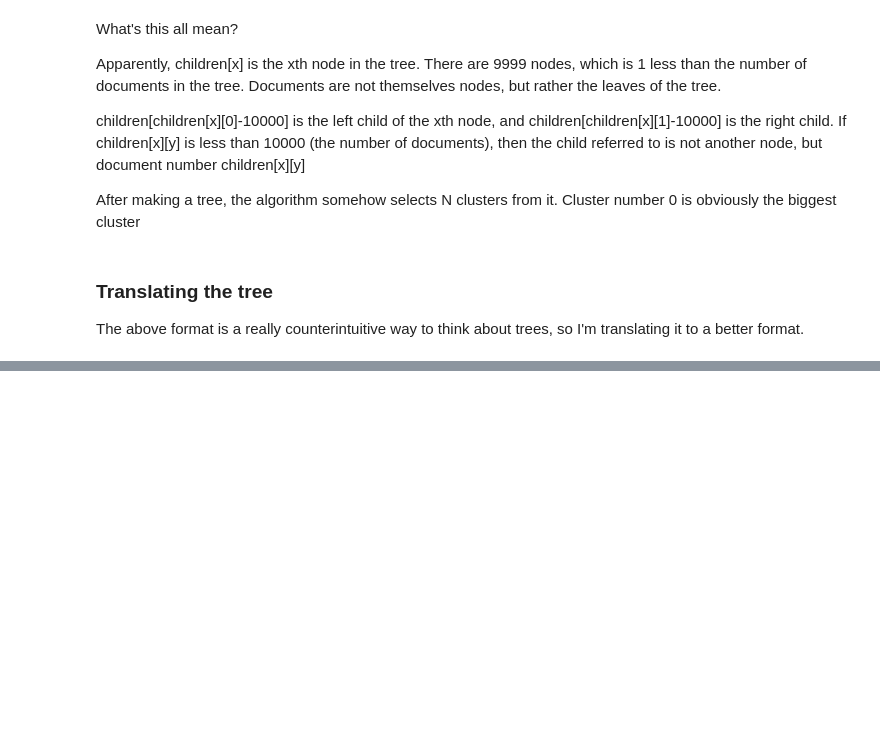
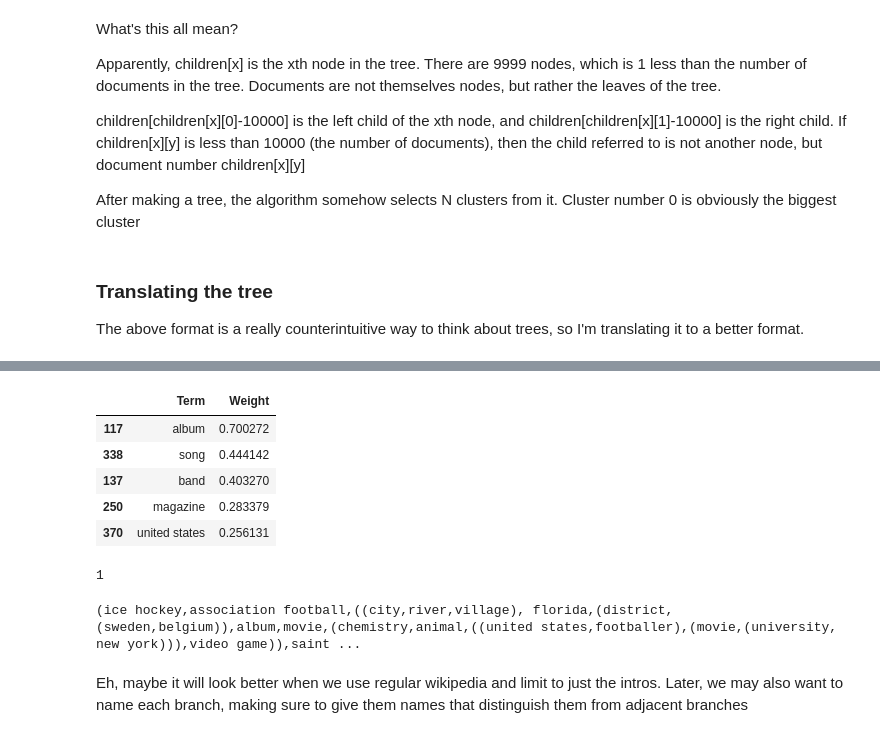
Before and after one commit to tristanlmiller/Topic-Ontology, a Jupyter notebook: Ward_clustering.ipynb, the cells around one changed output, grey strips where cells are left out. Saved outputs shown, nothing was run; the diff lists cells and outputs as text; code cells hidden in the pictures; blank space fills up the shorter version.

```diff
--- a/Ward_clustering.ipynb
+++ b/Ward_clustering.ipynb
@@ -55,3 +79,7 @@ Time to execute: 2.85 minutes
+# %%
+#Take underscores out from link_names
+for i in range(len(link_names)):
+    link_names[i] = re.sub('_',' ',link_names[i])
 # %% [markdown]
 ## Understanding the clustering
 # %%
@@ -181,0 +233,16 @@ Of course, we still need to select the number of leaves, and it's possible that
+# %%
+#I can also find the most common links in a cluster
+l_mean,documents = get_branch_mean(collapsed_tree[2][3],link_means,docs_in_cluster)
+words_from_branch(l_mean,link_names).head()
+# %% [output]
+|  | Term | Weight |
+| 117 | album | 0.700272 |
+| 338 | song | 0.444142 |
+| 137 | band | 0.403270 |
+| 250 | magazine | 0.283379 |
+| 370 | united states | 0.256131 |
+# %%
+a = np.array([1,5,3])
+a.argmax()
+# %% [output]
+1
@@ -181,0 +254,7 @@ Of course, we still need to select the number of leaves, and it's possible that
+# %%
+print(link_tree)
+# %% [output]
+(ice hockey,association football,((city,river,village), florida,(district,(sweden,belgium)),album,movie,(chemistry,animal,((united states,footballer),(movie,(university, new york))),video game)),saint ...
+# %% [markdown]
+Eh, maybe it will look better when we use regular wikipedia and limit to just the intros.
+Later, we may also want to name each branch, making sure to give them names that distinguish them from adjacent branches
```
Also changed, not shown: parts of 34 cells of this notebook, 1 other file.
